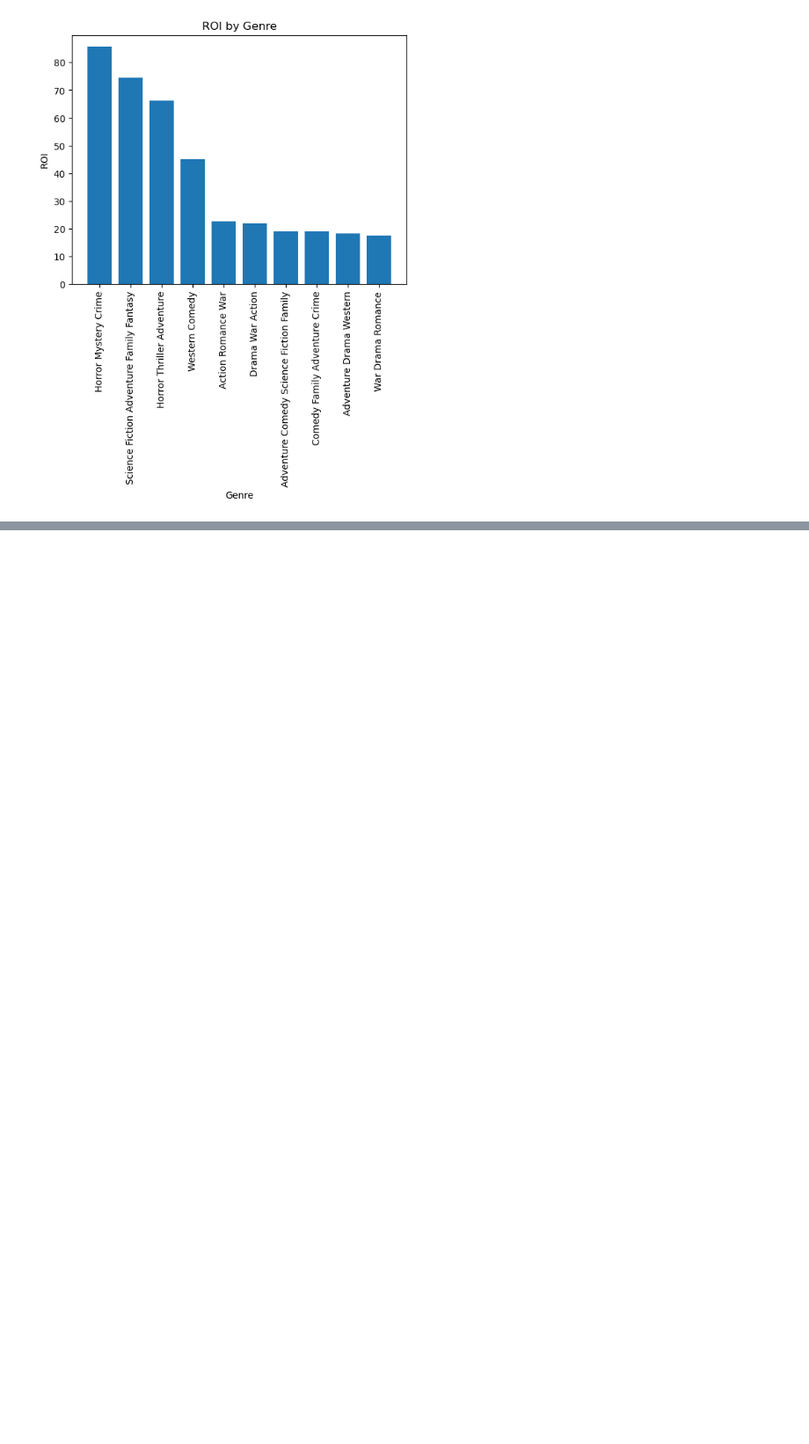
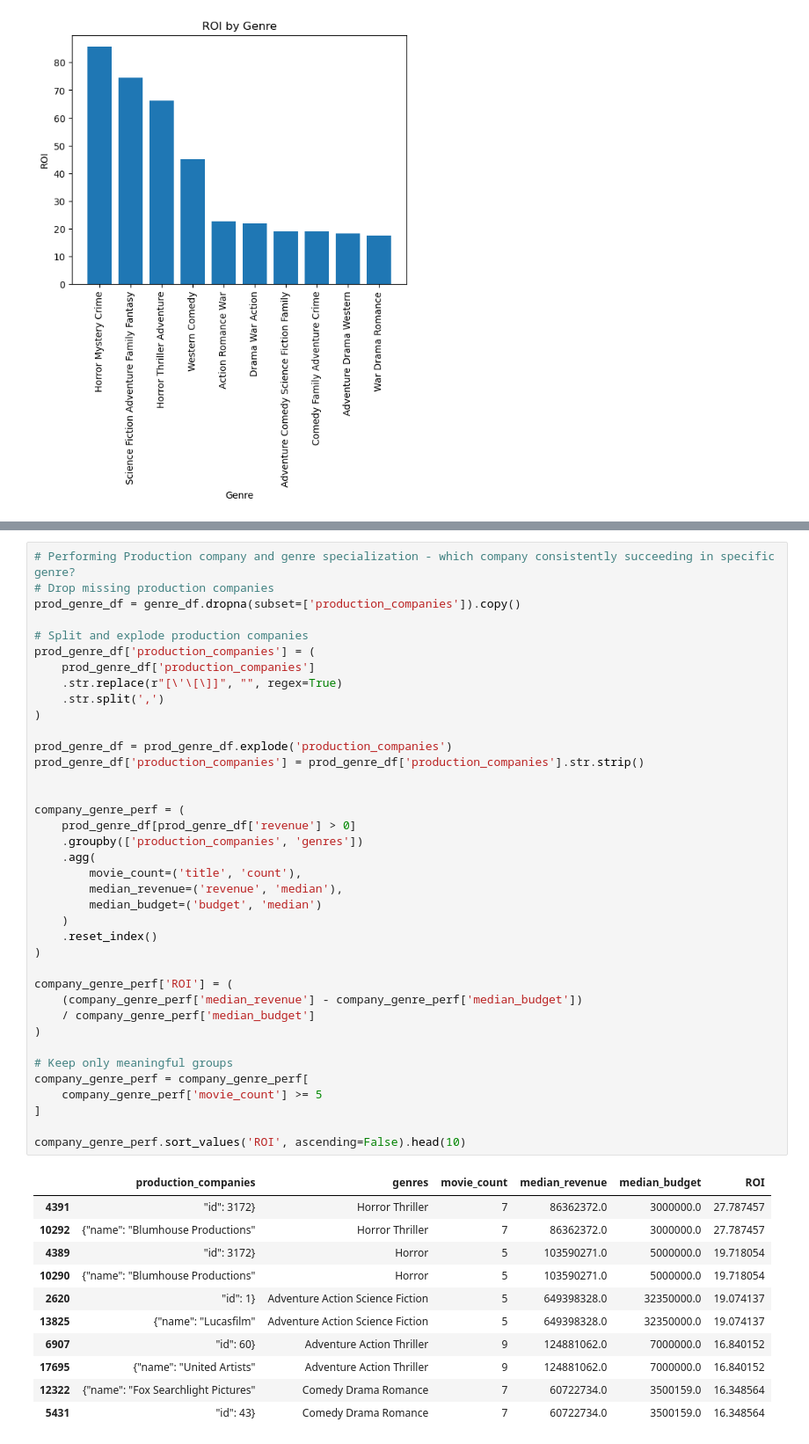
Before and after one commit to poojashelke8/Data_Science, a Jupyter notebook: Data_practice/Movie_EDA_Analysis/notebook/movie_Analysis.ipynb, the cells around one changed output, grey strips where cells are left out. Shown at 88% size. Drawn from its saved outputs; the diff is of its cells as text; blank space fills up the shorter version.

```diff
--- a/Data_practice/Movie_EDA_Analysis/notebook/movie_Analysis.ipynb
+++ b/Data_practice/Movie_EDA_Analysis/notebook/movie_Analysis.ipynb
@@ -287,0 +402,50 @@ plt.show()
+# %%
+# Performing Production company and genre specialization - which company consistently succeeding in specific genre?
+# Drop missing production companies
+prod_genre_df = genre_df.dropna(subset=['production_companies']).copy()
+
+# Split and explode production companies
+prod_genre_df['production_companies'] = (
+    prod_genre_df['production_companies']
+    .str.replace(r"[\'\[\]]", "", regex=True)
+    .str.split(',')
+)
+
+prod_genre_df = prod_genre_df.explode('production_companies')
+prod_genre_df['production_companies'] = prod_genre_df['production_companies'].str.strip()
+
+
+company_genre_perf = (
+    prod_genre_df[prod_genre_df['revenue'] > 0]
+    .groupby(['production_companies', 'genres'])
+    .agg(
+        movie_count=('title', 'count'),
+        median_revenue=('revenue', 'median'),
+        median_budget=('budget', 'median')
+    )
+    .reset_index()
+)
+
+company_genre_perf['ROI'] = (
+    (company_genre_perf['median_revenue'] - company_genre_perf['median_budget'])
+    / company_genre_perf['median_budget']
+)
+
+# Keep only meaningful groups
+company_genre_perf = company_genre_perf[
+    company_genre_perf['movie_count'] >= 5
+]
+
+company_genre_perf.sort_values('ROI', ascending=False).head(10)
+# %% [output]
+|  | production_companies | genres | movie_count | median_revenue | median_budget | ROI |
+| 4391 | "id": 3172} | Horror Thriller | 7 | 86362372.0 | 3000000.0 | 27.787457 |
+| 10292 | {"name": "Blumhouse Productions" | Horror Thriller | 7 | 86362372.0 | 3000000.0 | 27.787457 |
+| 4389 | "id": 3172} | Horror | 5 | 103590271.0 | 5000000.0 | 19.718054 |
+| 10290 | {"name": "Blumhouse Productions" | Horror | 5 | 103590271.0 | 5000000.0 | 19.718054 |
+| 2620 | "id": 1} | Adventure Action Science Fiction | 5 | 649398328.0 | 32350000.0 | 19.074137 |
+| 13825 | {"name": "Lucasfilm" | Adventure Action Science Fiction | 5 | 649398328.0 | 32350000.0 | 19.074137 |
+| 6907 | "id": 60} | Adventure Action Thriller | 9 | 124881062.0 | 7000000.0 | 16.840152 |
+| 17695 | {"name": "United Artists" | Adventure Action Thriller | 9 | 124881062.0 | 7000000.0 | 16.840152 |
+| 12322 | {"name": "Fox Searchlight Pictures" | Comedy Drama Romance | 7 | 60722734.0 | 3500159.0 | 16.348564 |
+| 5431 | "id": 43} | Comedy Drama Romance | 7 | 60722734.0 | 3500159.0 | 16.348564 |
```
Also changed, not shown: parts of 11 cells of this notebook, 1 other file.
